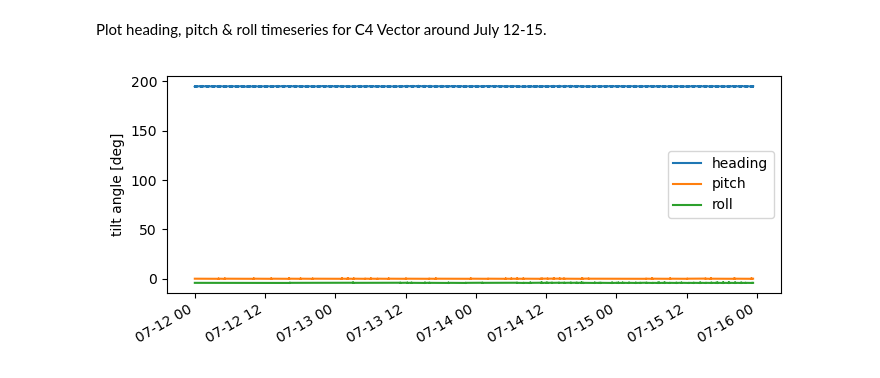
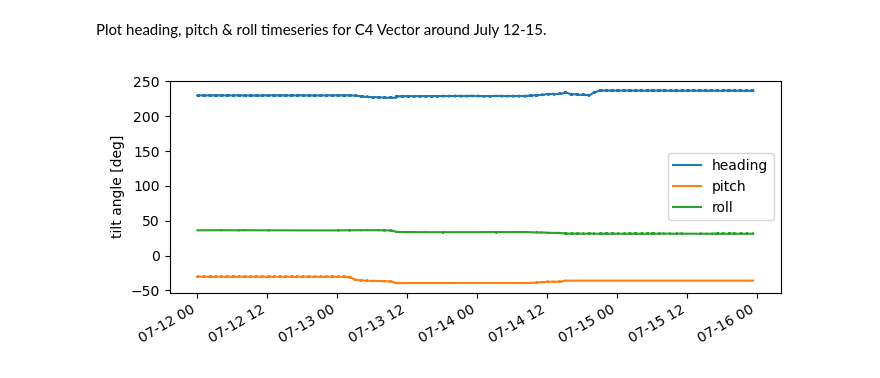
Before and after one commit to mikapm/pyROXSI, a Jupyter notebook: roxsi_pyfuns/notebooks/phase_resolved_diss.ipynb, the cells around one changed output. Saved outputs shown, nothing was run; the diff lists cells and outputs as text; code cells hidden in the pictures.

```diff
--- a/roxsi_pyfuns/notebooks/phase_resolved_diss.ipynb
+++ b/roxsi_pyfuns/notebooks/phase_resolved_diss.ipynb
@@ -83,9 +84,9 @@ r2_thresh = 0.9
 eddy_adv_ratio = 5
 # Sample period
 # t0 = pd.Timestamp('2022-07-14 14:00:00')
-t0 = pd.Timestamp('2022-07-13 05:00:00')
-# t0 = pd.Timestamp('2022-07-19 06:00:00')
-nhours = 6 # No. of hours to process at once
+t0 = pd.Timestamp('2022-07-13 01:00:00')
+# t0 = pd.Timestamp('2022-07-15 00:00:00')
+nhours = 24 # No. of hours to process at once
 t1 = t0 + pd.Timedelta(hours=nhours)
 spd = 60 * 60 * 24 # Seconds per day
 # Define expected headings in PCA coordinates for C2 & C3
@@ -100,10 +101,17 @@ eps_lt83 = {'{}'.format(m): [] for m in mids}
 # Dataframes for burst-average dissipation and U_rms
 time_range = pd.date_range(t0, t1, freq='1H') # Time index
 nt = len(time_range)
-dfbd = {'{}'.format(m): pd.DataFrame(data=np.ones(nt)*np.nan, index=time_range) for m in mids}
-dfbu = {'{}'.format(m): pd.DataFrame(data=np.ones(nt)*np.nan, index=time_range) for m in mids}
-# Burst-wide dissipation rates following Lumley & Terray (1983)
-dfbd83 = {'{}'.format(m): pd.DataFrame(data=np.ones(nt)*np.nan, index=time_range) for m in mids}
+dfbd = {'{}'.format(m): pd.DataFrame(data={'eps_phase': np.ones(nt)*np.nan,
+                                           'eps_phase_std': np.ones(nt)*np.nan,
+                                           'eps_LT83': np.ones(nt)*np.nan,
+                                           'U_rms': np.ones(nt)*np.nan,
+                                           'depth': np.ones(nt)*np.nan,
+                                           },
+                                     index=time_range) for m in mids
+                                     }
+# dfbu = {'{}'.format(m): pd.DataFrame(data=np.ones(nt)*np.nan, index=time_range) for m in mids}
+# # Burst-wide dissipation rates following Lumley & Terray (1983)
+# dfbd83 = {'{}'.format(m): pd.DataFrame(data=np.ones(nt)*np.nan, index=time_range) for m in mids}
 # Dissipation rates per wave-cycle subsegment
 diss_subseg = {'{}'.format(m): {} for m in mids}
 U_subseg = {'{}'.format(m): {} for m in mids}
@@ -194,10 +202,14 @@ for mid, ser in zip(mids, sers):
         # Estimate U-rms for burst
         uspec = rpws.spec_uvz(ucs, fs=16, fmerge=5)
         vspec = rpws.spec_uvz(uls, fs=16, fmerge=5)
+        # Variance of cross- and alongshore orbital velocities
         m0u = rpws.spec_moment(uspec.Ezz.values, uspec.freq.values, 0)
         m0v = rpws.spec_moment(vspec.Ezz.values, vspec.freq.values, 0)
         Urms = np.sqrt(2 * (m0u + m0v))
+        # Mean current
         Uburst = np.sqrt(uxm**2 + uym**2)
+        # Mean depth
+        h = seg.z_hyd.mean().item()
         # Estimate full w-spectrum (testing)
         wspec = rpws.spec_uvz(uw, fs=16, fmerge=5)
 
@@ -209,7 +221,8 @@ for mid, ser in zip(mids, sers):
                                                 U=Uburst, sigma=np.sqrt(m0u+m0v),
                                                 skip_f=10)
         eps_lt83[mid].append(eps)
-        dfbd83[mid].loc[t0b] = eps
+        dfbd[mid]['eps_LT83'].loc[t0b] = eps
+        # dfbd83[mid].loc[t0b] = eps
 
         # Get zero-crossings, min. 4-sec waves
         zc, Hw, Hc, Ht = rpzc.get_waveheights(eta.values, method='up', minlen=4*16)
@@ -528,8 +541,12 @@ for mid, ser in zip(mids, sers):
             plt.savefig(fn_fig, bbox_inches='tight', dpi=300)
             plt.close()
         # Save burst-average dissipation and U_rms
-        dfbd[mid].loc[t0b] = np.array(list(diss_rate.values())).mean()
-        dfbu[mid].loc[t0b] = Urms
+        dfbd[mid]['eps_phase'].loc[t0b] = np.array(list(diss_rate.values())).mean()
+        dfbd[mid]['eps_phase_std'].loc[t0b] = np.array(list(
+            diss_rate.values())).std()
+        dfbd[mid]['U_rms'].loc[t0b] = Urms
+        dfbd[mid]['depth'].loc[t0b] = h
+        # dfbu[mid].loc[t0b] = Urms / h
 
 # Concatenate interpolated wave variables dataframes
 df_ei = {'{}'.format(m): [] for m in mids}
@@ -656,33 +762,37 @@ Plot heading, pitch & roll timeseries for C4 Vector around July 12-15.
 # ser = '17371'
 # mid = 'L2'
 # ser = '17376'
-mid = 'C3'
-ser = '17219'
+# mid = 'C3'
+# ser = '17219'
+mid = 'L1'
+ser = '6338'
+# mid = 'L5'
+# ser = '6308'
 t0 = pd.Timestamp('2022-07-12 00:00:00')
 t1 = pd.Timestamp('2022-07-15 00:00:00')
 # Concatenate daily datasets
 drc = pd.date_range(t0.date(), t1.date(), freq='1D') # Range of dates
 dlc = [] # List for concatenating
 for d in drc:
     ncdir = os.path.join(vec_root, mid)
     fn_vec = os.path.join(ncdir, 'Asilomar_SSA_L1_Vec_{}_{}.nc'.format(
         ser, str(d.strftime('%Y%m%d'))))
     dsv = xr.decode_cf(xr.open_dataset(fn_vec, decode_coords='all'))
     # Append to list
     dlc.append(dsv)
 # Concatenate daily datasets
 dsv = xr.concat(dlc, dim='time')
 
 # Plot tilt angle timeseries
 fig, ax = plt.subplots(figsize=(7,3))
 dsv.heading_ang.plot(ax=ax, label='heading')
 dsv.pitch_ang.plot(ax=ax, label='pitch')
 dsv.roll_ang.plot(ax=ax, label='roll')
 ax.set_xlabel(None)
 ax.set_ylabel('tilt angle [deg]')
 ax.legend()
 
 plt.tight_layout()
 plt.show()
 # %% [output]
-[figure, old version]
+[figure, new version]
```
Also changed, not shown: parts of 6 cells of this notebook.
